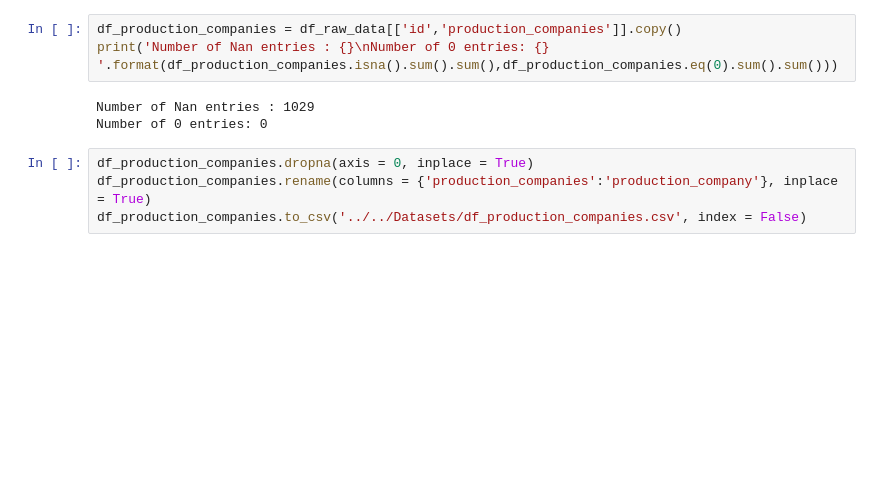
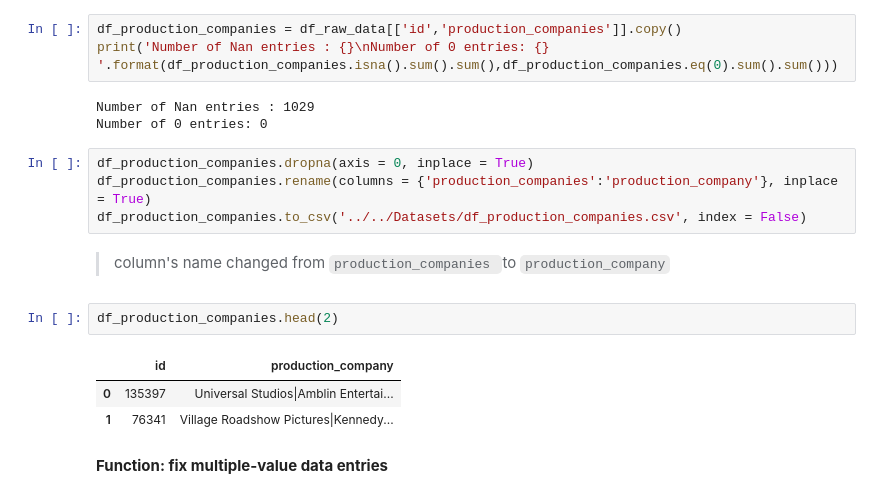
Before and after one commit to aZade-Dehghanpour/investigate_imdb_dataset, a Jupyter notebook: Codes/Notebook/Analysis of Imdb Movie Data.ipynb, the cells around one changed output. Cells and saved outputs as stored; diff of their text form; blank space fills up the shorter version.

Commit message:
Data wrangling: Trim muliple-value data entries

````diff
--- a/Codes/Notebook/Analysis of Imdb Movie Data.ipynb
+++ b/Codes/Notebook/Analysis of Imdb Movie Data.ipynb
@@ -286,3 +310,13 @@ Number of 0 entries: 0
 df_production_companies.dropna(axis = 0, inplace = True)
 df_production_companies.rename(columns = {'production_companies':'production_company'}, inplace = True)
 df_production_companies.to_csv('../../Datasets/df_production_companies.csv', index = False)
+# %% [markdown]
+>column's name changed from ```production_companies ```to ```production_company```
+# %%
+df_production_companies.head(2)
+# %% [output]
+|  | id | production_company |
+| 0 | 135397 | Universal Studios|Amblin Entertai... |
+| 1 | 76341 | Village Roadshow Pictures|Kennedy... |
+# %% [markdown]
+**Function: fix multiple-value data entries**
````
Also changed, not shown: parts of 15 cells of this notebook, 4 other files.
